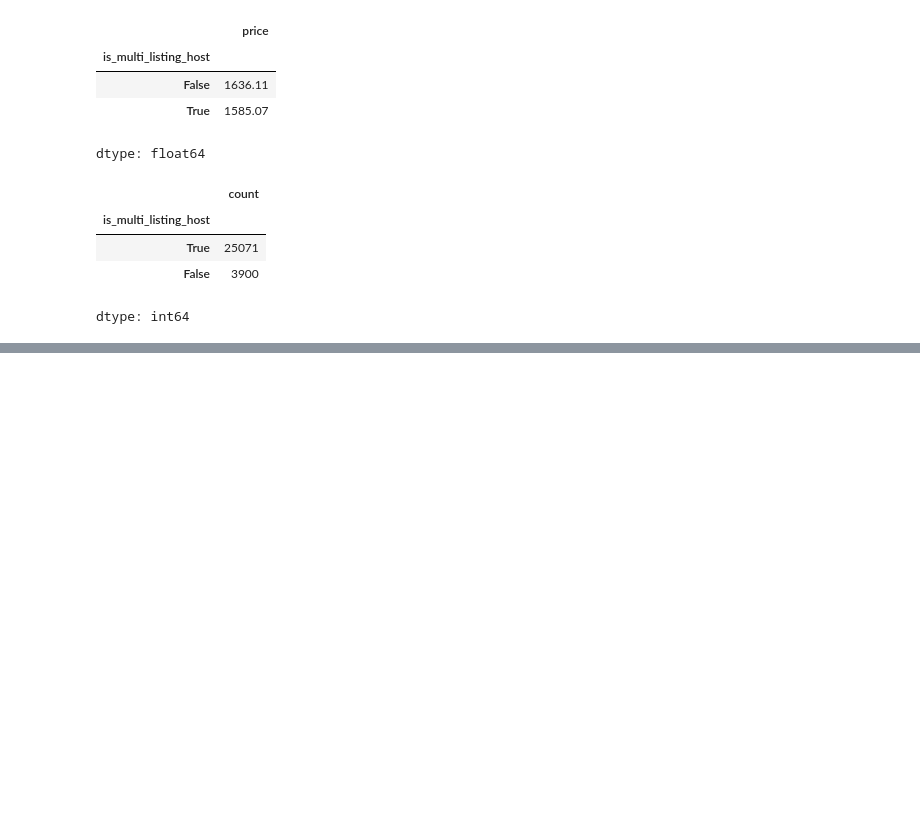
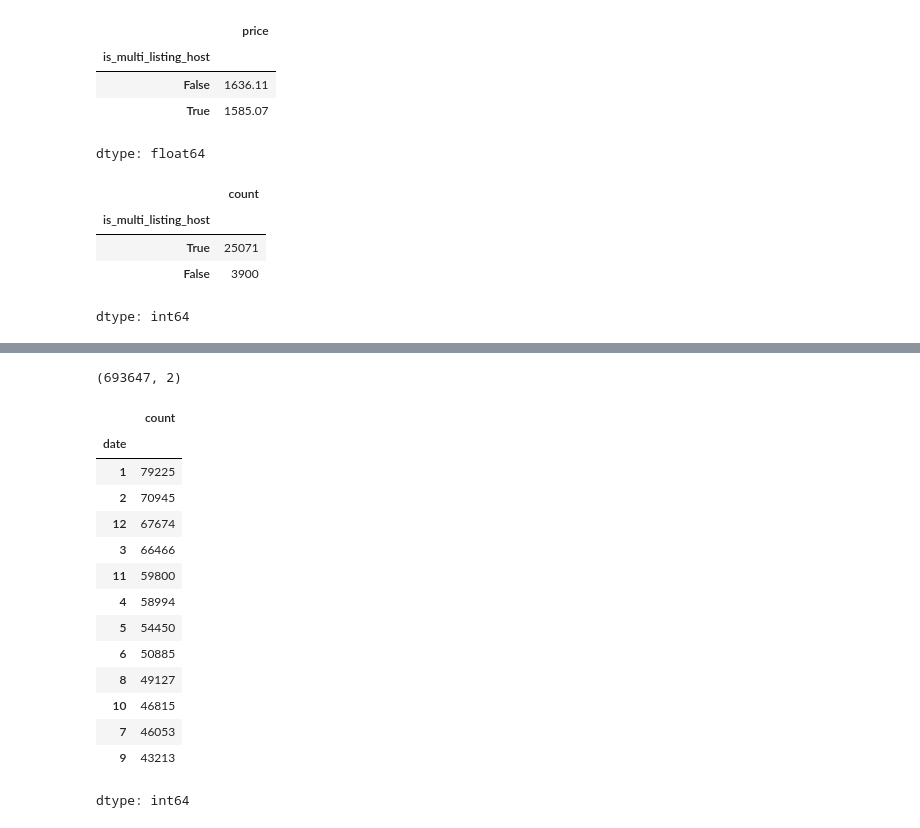
Before and after one commit to Major5846D/airbnb-eda, a Jupyter notebook: PROJECT_1.ipynb, the cells around one changed output, grey strips where cells are left out. Cells and saved outputs as stored; diff of their text form; code cells hidden in the pictures; blank space fills up the shorter version.

```diff
--- a/PROJECT_1.ipynb
+++ b/PROJECT_1.ipynb
@@ -897,0 +879,4 @@ relate to pricing.
+# %%
+df.shape
+# %% [output]
+(693647, 2)
@@ -897,0 +887,18 @@ relate to pricing.
+# %%
+df['date'].dt.month.value_counts().sort_values(ascending = False)
+# %% [output]
+|  | count |
+| date |  |
+| 1 | 79225 |
+| 2 | 70945 |
+| 12 | 67674 |
+| 3 | 66466 |
+| 11 | 59800 |
+| 4 | 58994 |
+| 5 | 54450 |
+| 6 | 50885 |
+| 8 | 49127 |
+| 10 | 46815 |
+| 7 | 46053 |
+| 9 | 43213 |
+dtype: int64
```
Also changed, not shown: parts of 45 cells of this notebook.
